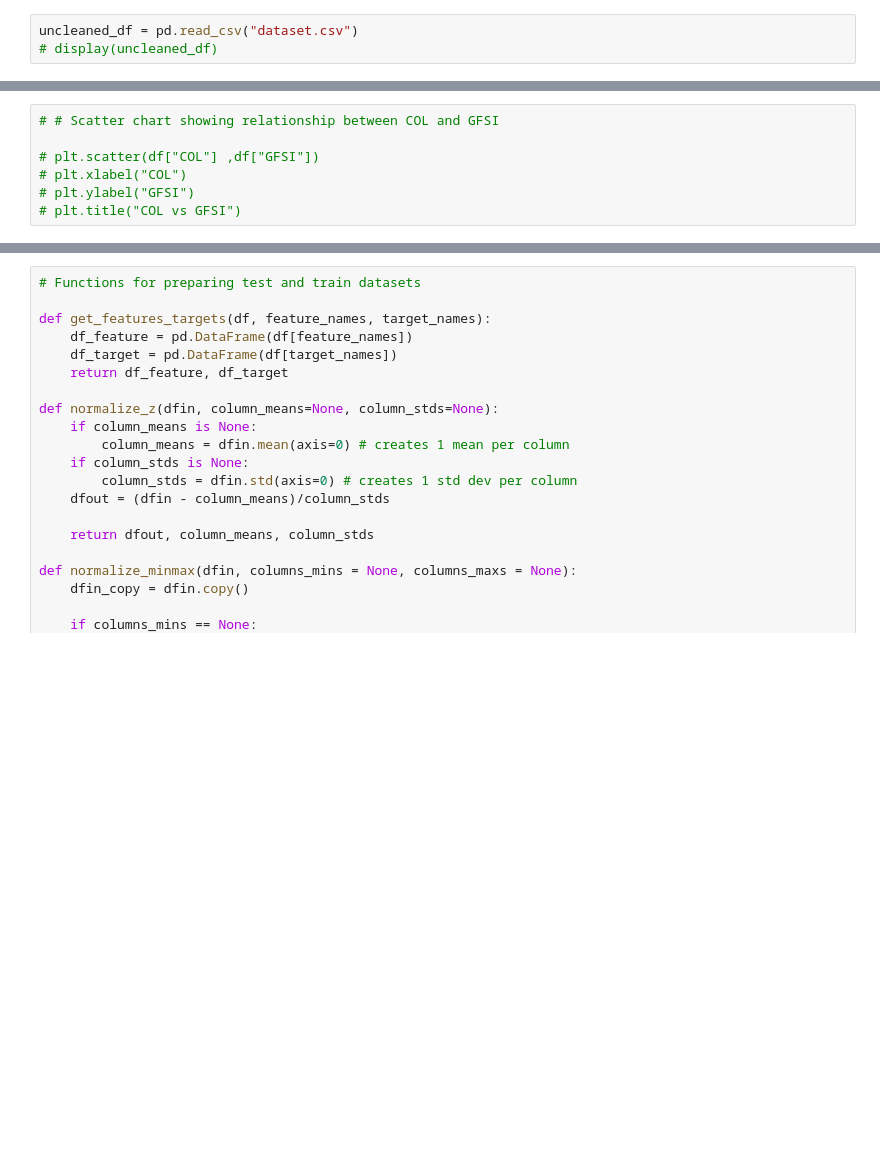
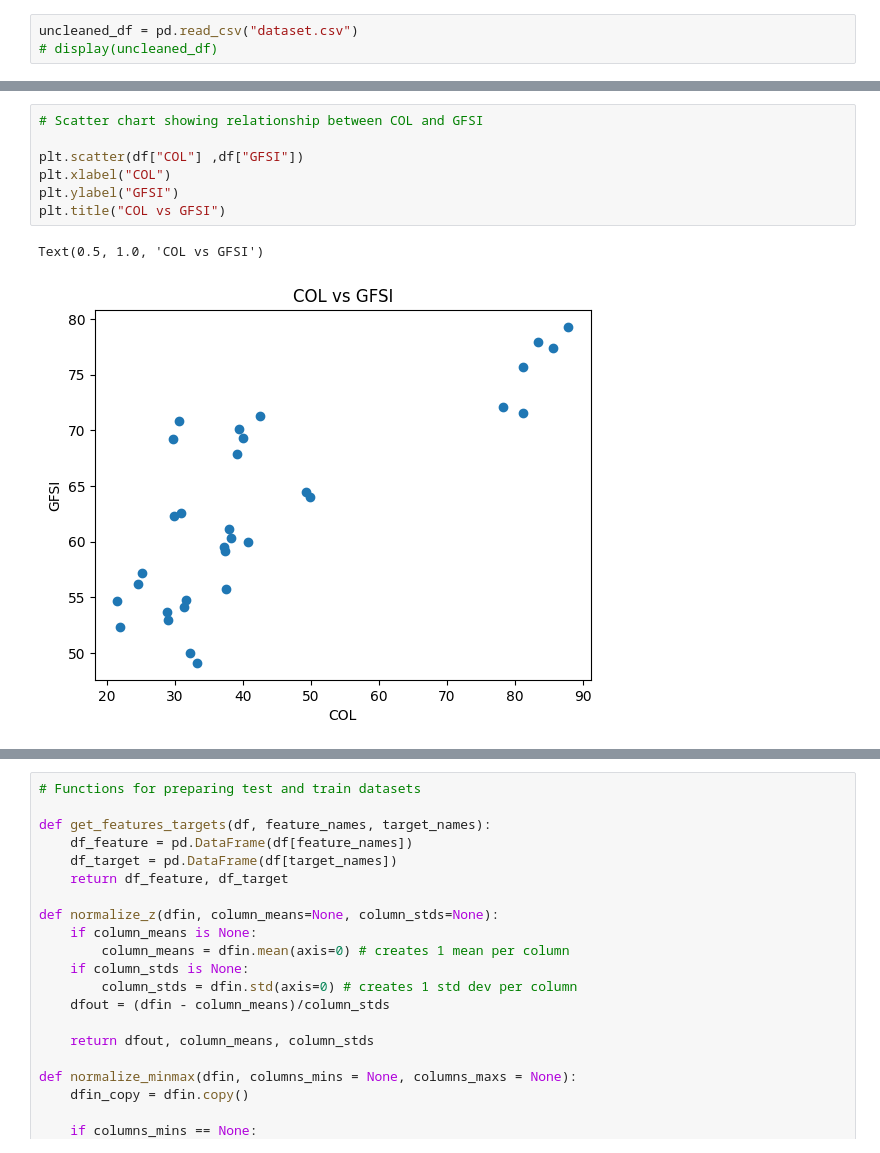
Before and after one commit to teohbenji/Global-Food-Security-Index-Predictor, a Jupyter notebook: analysis.ipynb, the cells around one changed output, grey strips where cells are left out. Saved outputs shown, nothing was run; the diff lists cells and outputs as text; blank space fills up the shorter version.

```diff
--- a/analysis.ipynb
+++ b/analysis.ipynb
@@ -73,8 +86,11 @@ df = df.astype(float) #convert all values in df to float
 # %%
-# # Scatter chart showing relationship between COL and GFSI
+# Scatter chart showing relationship between COL and GFSI
 
-# plt.scatter(df["COL"] ,df["GFSI"])
-# plt.xlabel("COL")
-# plt.ylabel("GFSI")
-# plt.title("COL vs GFSI")
+plt.scatter(df["COL"] ,df["GFSI"])
+plt.xlabel("COL")
+plt.ylabel("GFSI")
+plt.title("COL vs GFSI")
+# %% [output]
+Text(0.5, 1.0, 'COL vs GFSI')
+[figure, added]
 # %%
```
Also changed, not shown: parts of 10 cells of this notebook.
